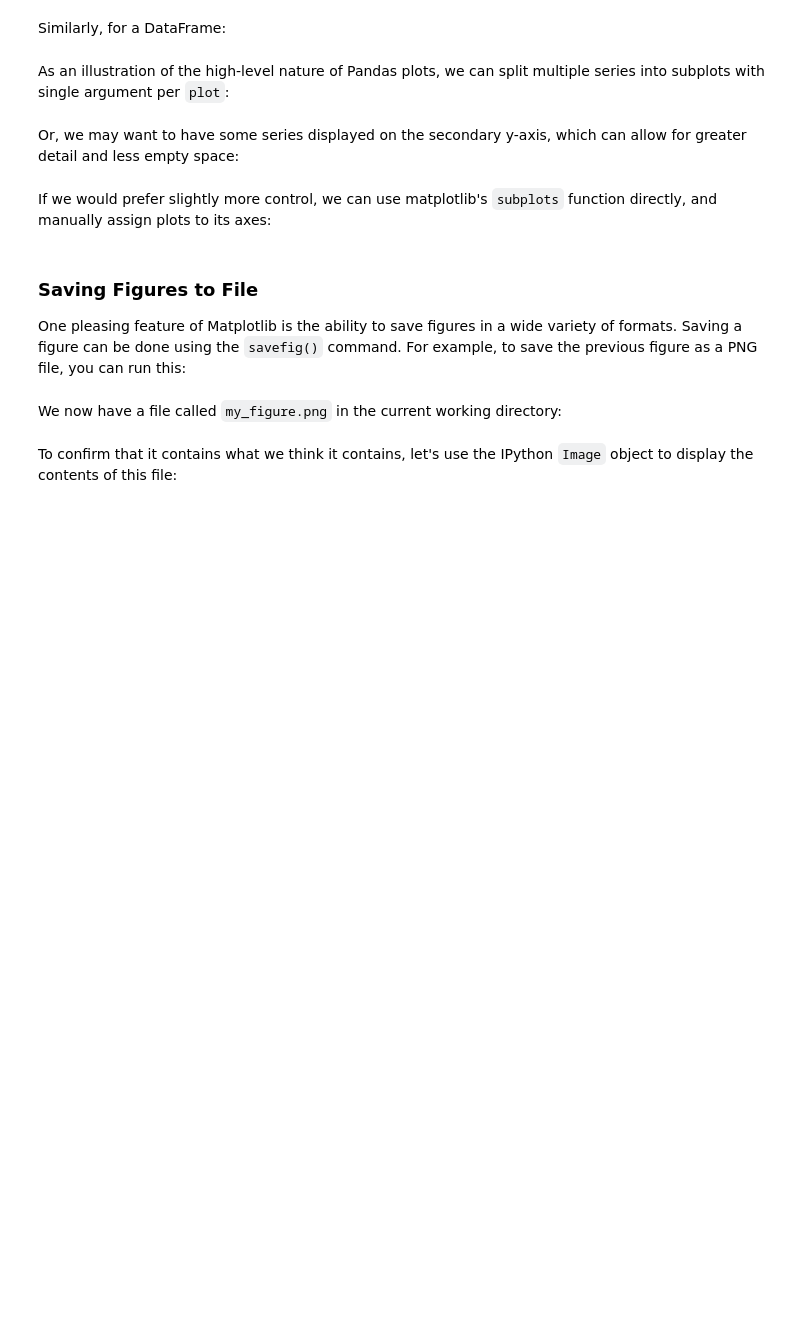
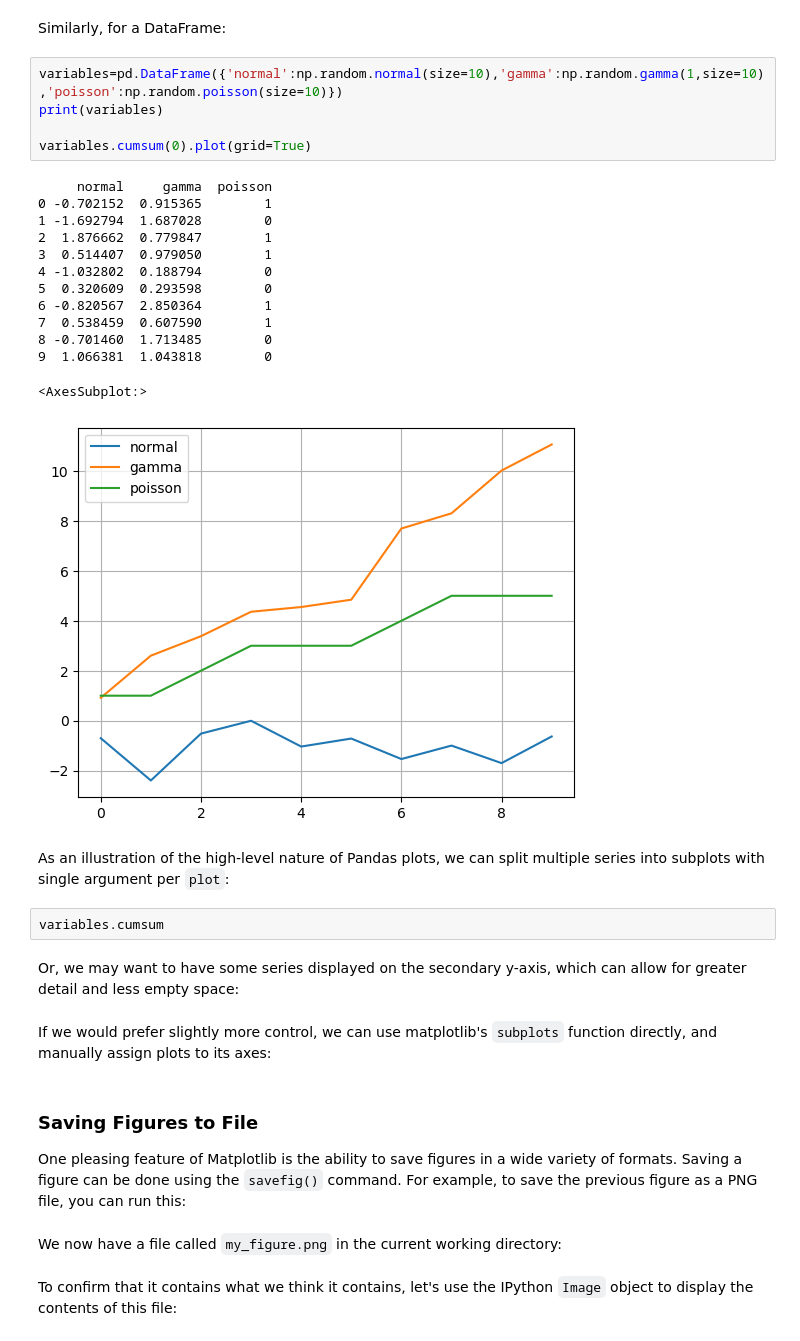
Before and after one commit to joelkariyalil/AIrobosoft, a Jupyter notebook: Matplotlib.ipynb, the cells around one changed output. Cells and saved outputs as stored; diff of their text form; blank space fills up the shorter version.

```diff
--- a/Matplotlib.ipynb
+++ b/Matplotlib.ipynb
@@ -72,7 +88,28 @@ Notice that by default a line plot is drawn, and a light grid is included. All o
 # %% [markdown]
 Similarly, for a DataFrame:
+# %%
+variables=pd.DataFrame({'normal':np.random.normal(size=10),'gamma':np.random.gamma(1,size=10),'poisson':np.random.poisson(size=10)})
+print(variables)
+
+variables.cumsum(0).plot(grid=True)
+# %% [output]
+     normal     gamma  poisson
+0 -0.702152  0.915365        1
+1 -1.692794  1.687028        0
+2  1.876662  0.779847        1
+3  0.514407  0.979050        1
+4 -1.032802  0.188794        0
+5  0.320609  0.293598        0
+6 -0.820567  2.850364        1
+7  0.538459  0.607590        1
+8 -0.701460  1.713485        0
+9  1.066381  1.043818        0
+<AxesSubplot:>
+[figure, added]
 # %% [markdown]
 As an illustration of the high-level nature of Pandas plots, we can split multiple series into subplots with single argument per  `plot`:
+# %%
+variables.cumsum
 # %% [markdown]
 Or, we may want to have some series displayed on the secondary y-axis, which can allow for greater detail and less empty space:
 # %% [markdown]
```
Also changed, not shown: parts of 2 cells of this notebook.
